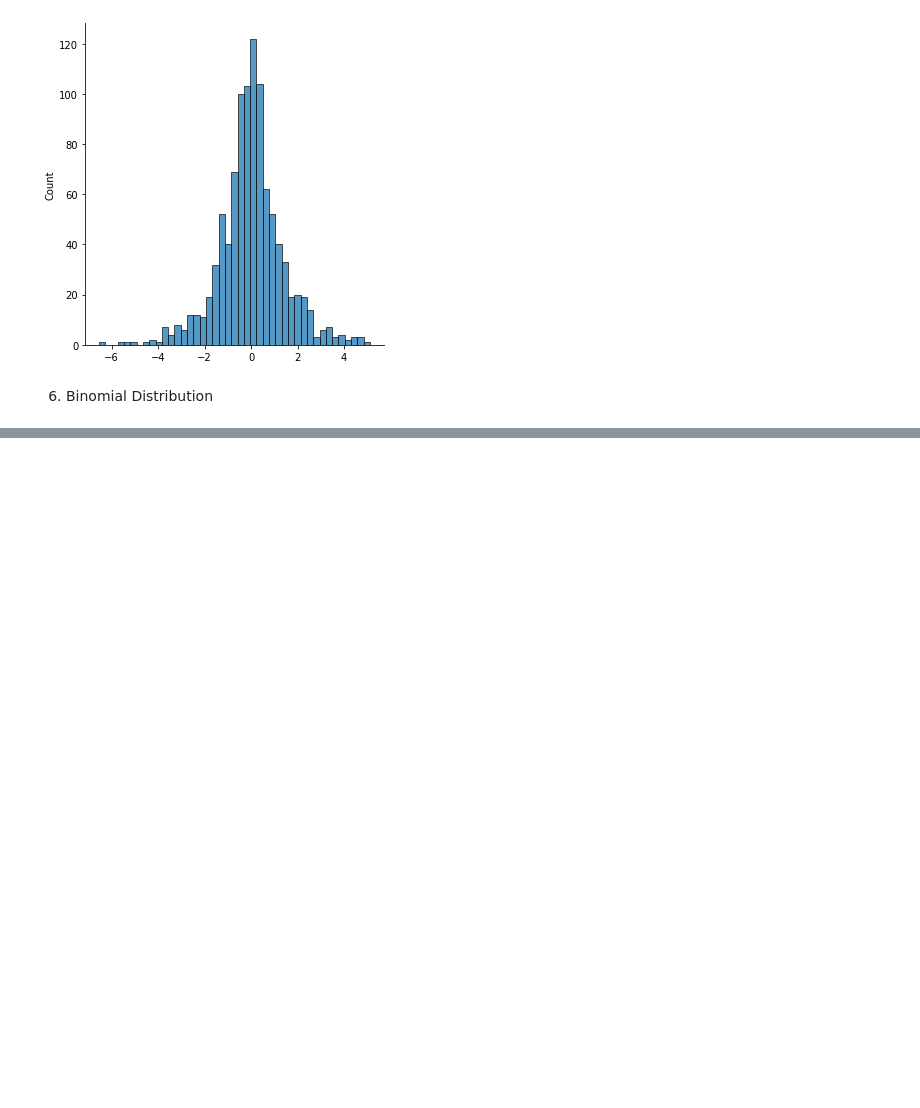
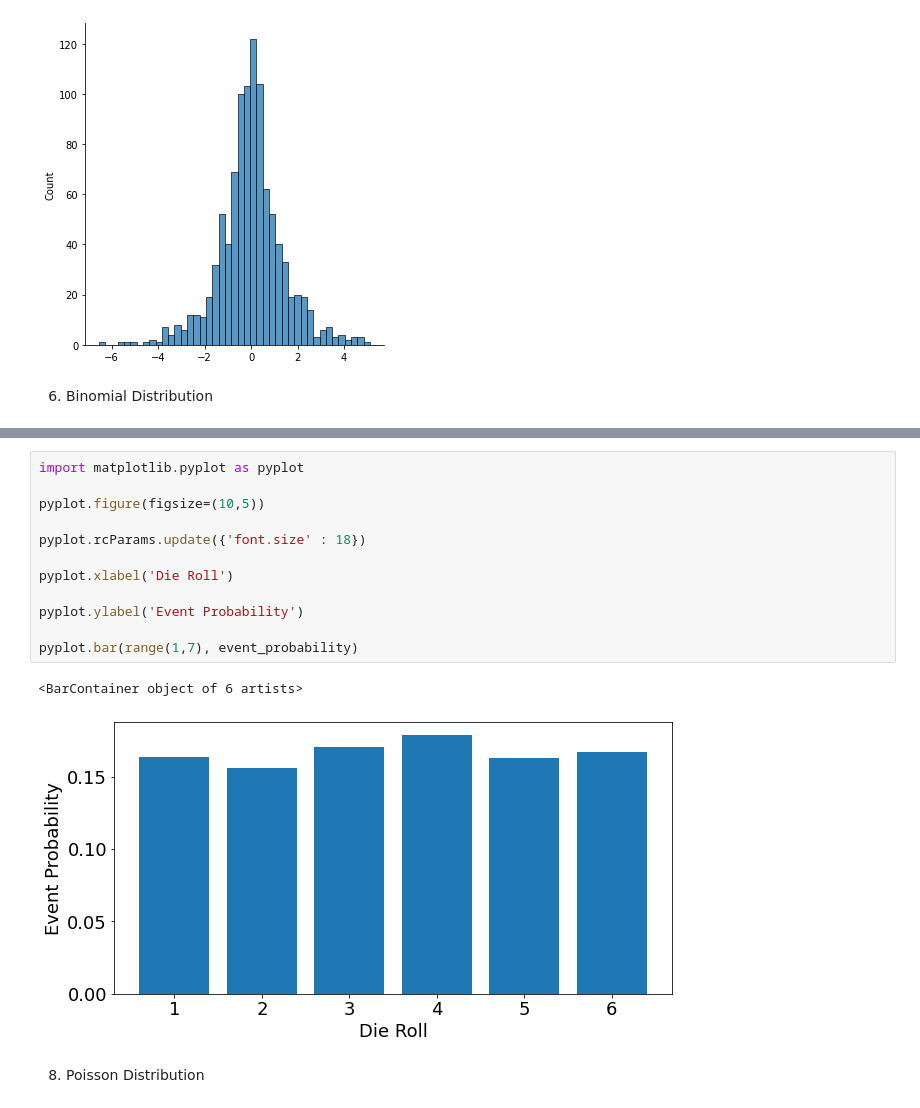
Before and after one commit to maxwell-ebert/Mammoth-Interactive-ML-Fundamentals, a Jupyter notebook: Lesson 2/Machine_Learning_Fundamentals_Distributions.ipynb, the cells around one changed output, grey strips where cells are left out. Cells and saved outputs as stored; diff of their text form; blank space fills up the shorter version.

```diff
--- a/Lesson 2/Machine_Learning_Fundamentals_Distributions.ipynb
+++ b/Lesson 2/Machine_Learning_Fundamentals_Distributions.ipynb
@@ -107,0 +129,17 @@ Text(0.5, 0, 'Head Flips (Out of 5')
+# %%
+import matplotlib.pyplot as pyplot
+
+pyplot.figure(figsize=(10,5))
+
+pyplot.rcParams.update({'font.size' : 18})
+
+pyplot.xlabel('Die Roll')
+
+pyplot.ylabel('Event Probability')
+
+pyplot.bar(range(1,7), event_probability)
+# %% [output]
+<BarContainer object of 6 artists>
+[figure, added]
+# %% [markdown]
+8. Poisson Distribution
```
Also changed, not shown: parts of 6 cells of this notebook, 3 other files.
